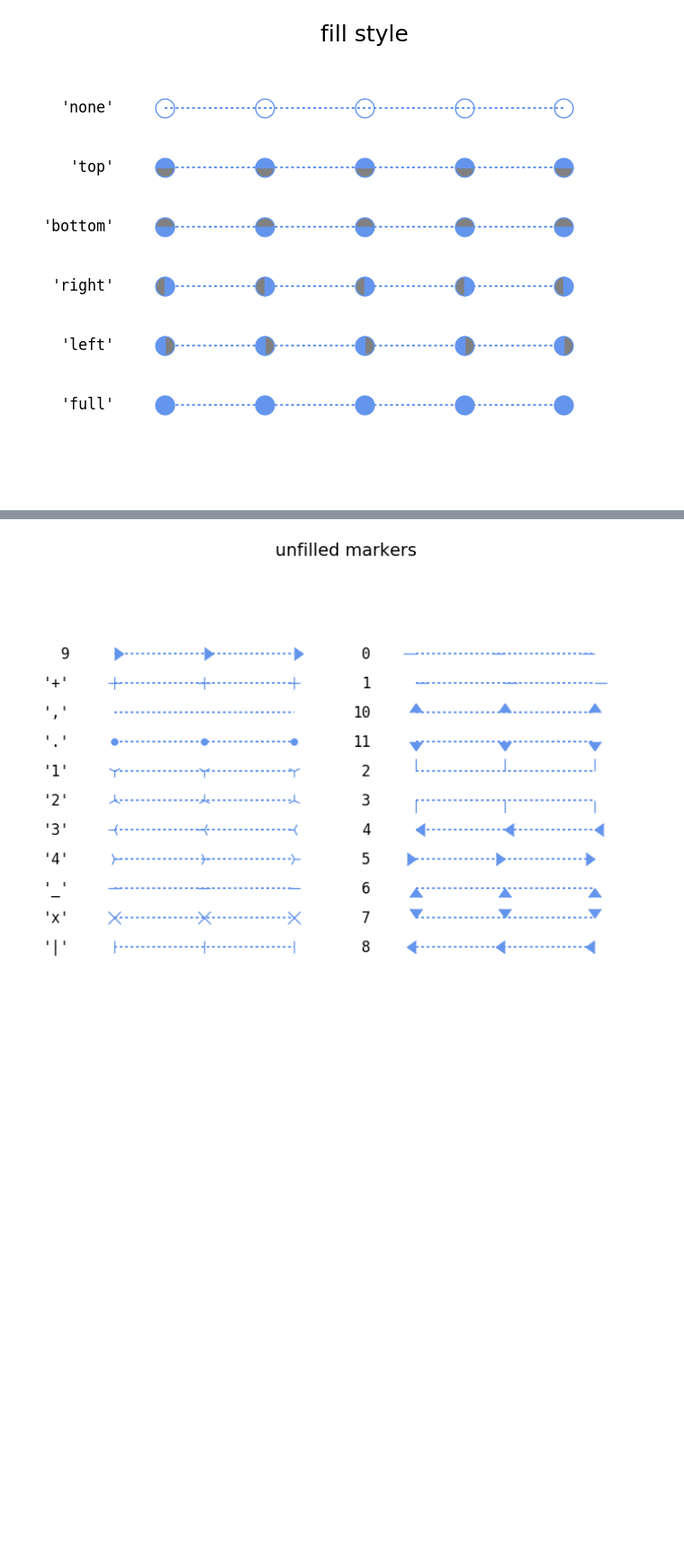
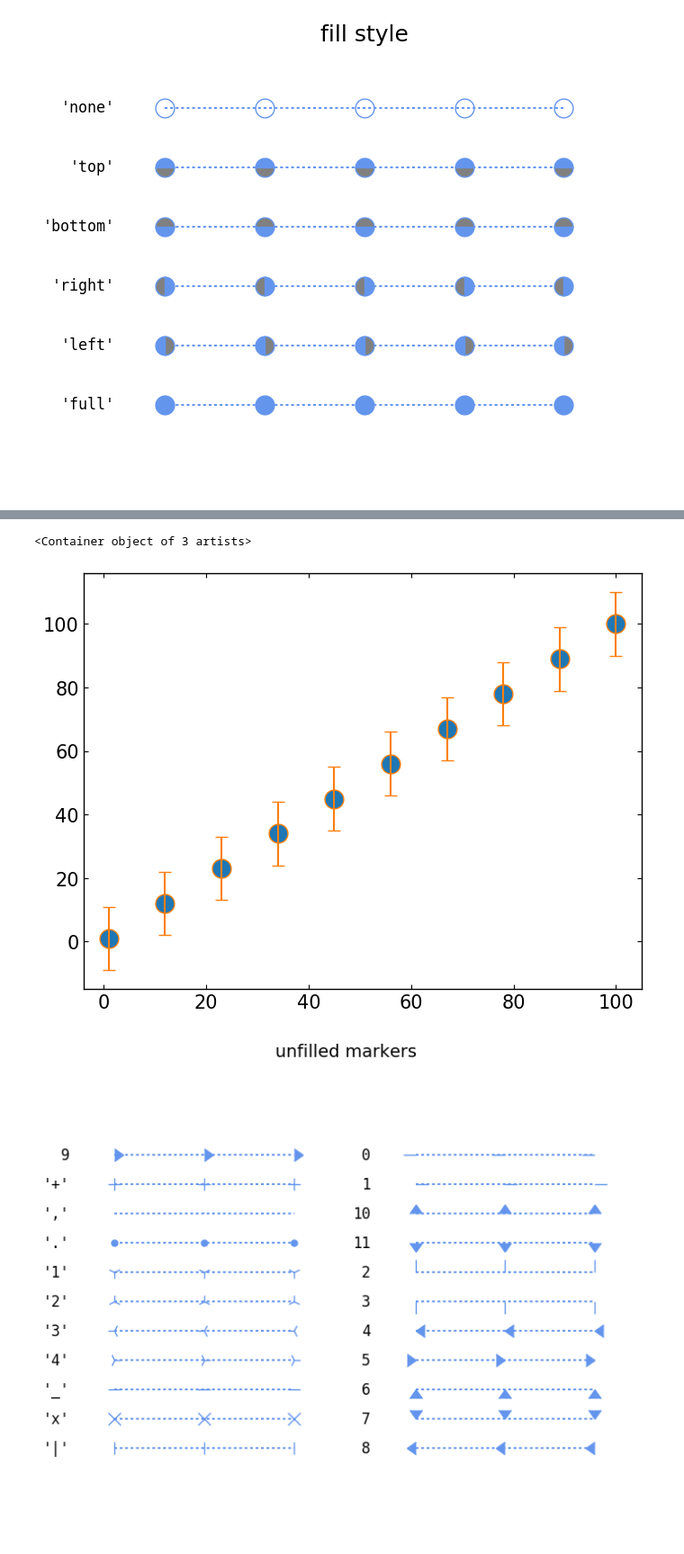
Before and after one commit to astrodoo/CodeExr, a Jupyter notebook: Python/ipynb/matplotlib3.ipynb, the cells around one changed output, grey strips where cells are left out. Shown at 90% size. Cells and saved outputs as stored; diff of their text form; code cells hidden in the pictures; blank space fills up the shorter version.

```diff
--- a/Python/ipynb/matplotlib3.ipynb
+++ b/Python/ipynb/matplotlib3.ipynb
@@ -74,3 +89,17 @@ plt.show()
+# %%
+import numpy as np
+import matplotlib.pyplot as plt
+
+x = np.linspace(1,100,10)
+y = x
+
+fig,ax = plt.subplots()
+
+ax.errorbar(x,y,yerr=10,fmt='o',markersize=15,fillstyle='full',markeredgecolor='C1' \
+            ,ecolor='C1',capsize=5,barsabove=True)
+# %% [output]
+<Container object of 3 artists>
+[figure, added]
 # %%
 """
 Reference for filled- and unfilled-marker types included with Matplotlib.
```
Also changed, not shown: parts of 6 cells of this notebook, 5 other files.
